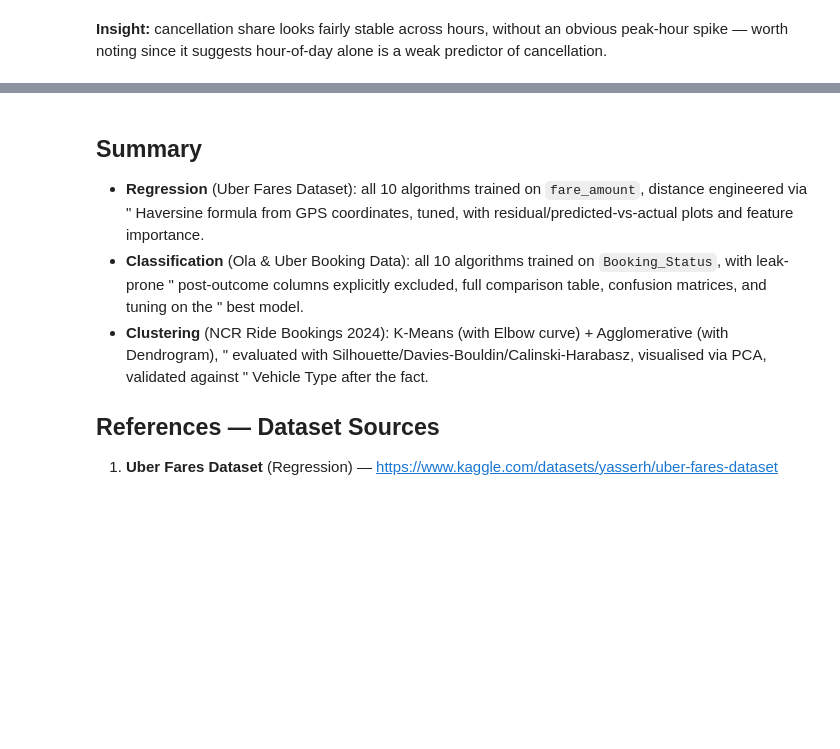
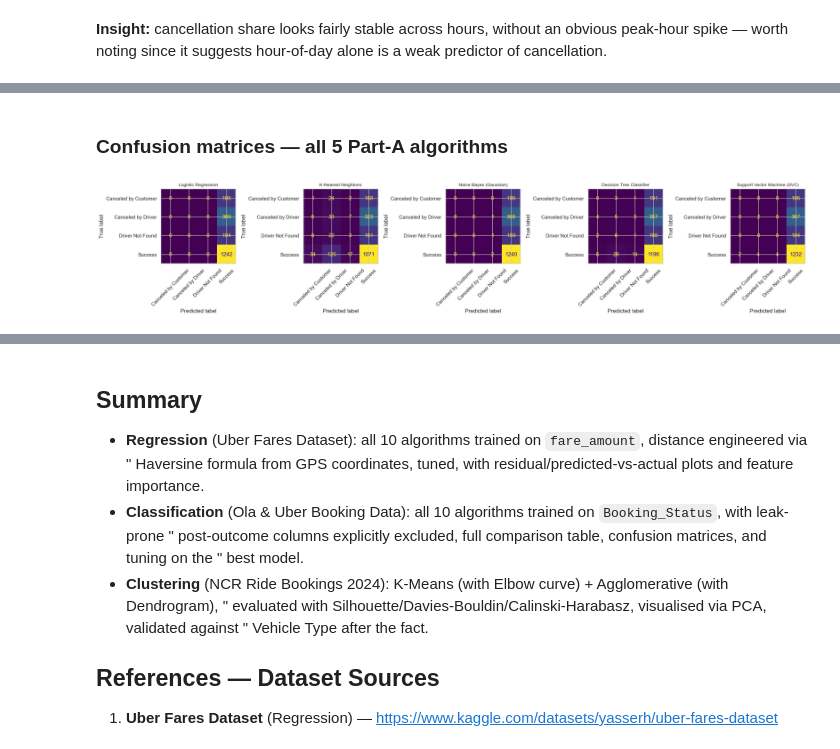
Before and after one commit to Pranava-M/ML_Capstone_Gig_Workers, a Jupyter notebook: classification.ipynb, the cells around one changed output, grey strips where cells are left out. Cells and saved outputs as stored; diff of their text form; code cells hidden in the pictures; blank space fills up the shorter version.

```diff
--- a/classification.ipynb
+++ b/classification.ipynb
@@ -265,0 +260,14 @@ Best model: MLP Classifier (Neural Network) (no tuning grid defined for this one
+# %% [markdown]
+### Confusion matrices — all 5 Part-A algorithms
+# %%
+fig, axes = plt.subplots(1, 5, figsize=(22, 4.5))
+for ax, (name, pipe) in zip(axes.ravel(), fitted_clf_pipelines.items()):
+    y_pred = pipe.predict(X_clf_test)
+    cm = confusion_matrix(y_clf_test, y_pred, labels=classes)
+    disp = ConfusionMatrixDisplay(confusion_matrix=cm, display_labels=classes)
+    disp.plot(ax=ax, colorbar=False, xticks_rotation=45)
+    ax.set_title(name, fontsize=10)
+plt.tight_layout()
+plt.show()
+# %% [output]
+[figure, added]
```
Also changed, not shown: parts of 30 cells of this notebook.
